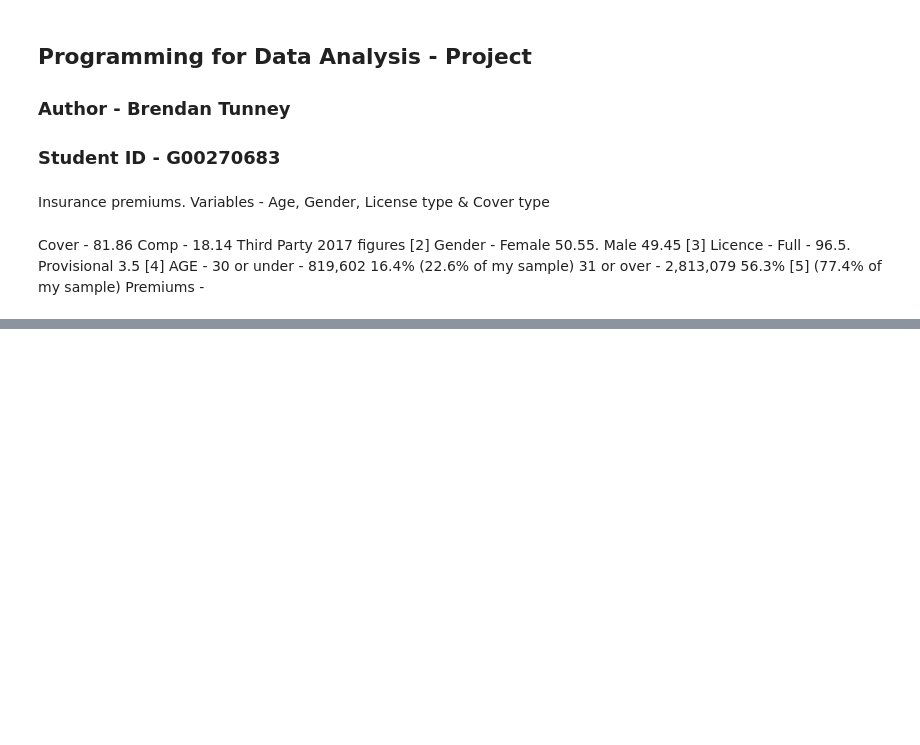
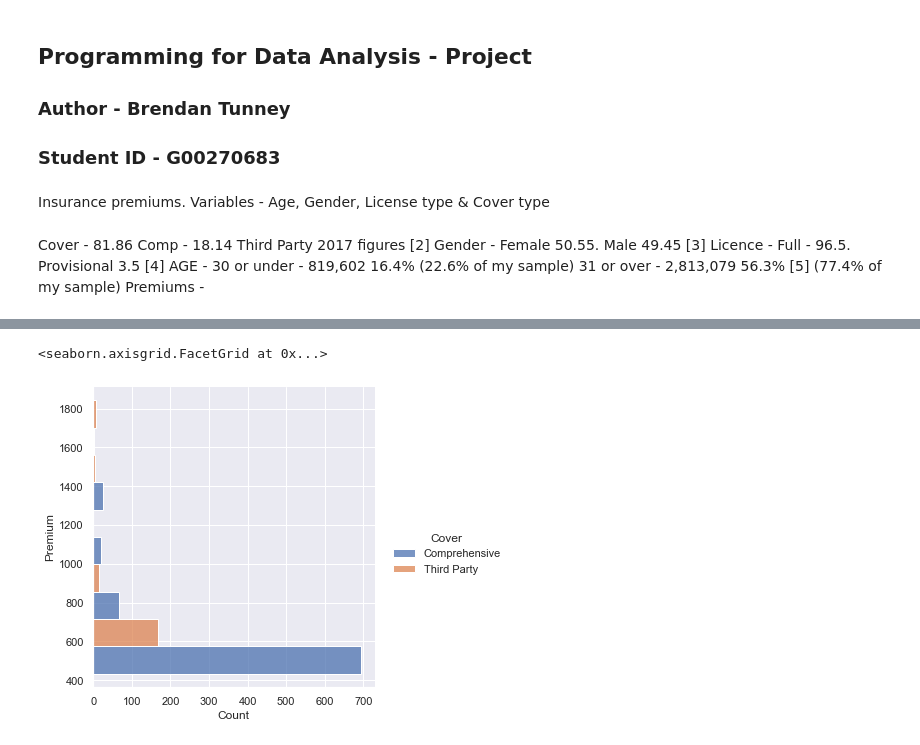
Before and after one commit to BTunney92/PfDA---Project, a Jupyter notebook: PfDA_Project.ipynb, the cells around one changed output, grey strips where cells are left out. Cells and saved outputs as stored; diff of their text form; code cells hidden in the pictures; blank space fills up the shorter version.

```diff
--- a/PfDA_Project.ipynb
+++ b/PfDA_Project.ipynb
@@ -135,0 +149,5 @@ Male     495.0  591.018182  237.779637  454.0  495.0  495.0  527.0  1954.0
+# %%
+sns.displot(y = "Premium", data = INS_data, bins=5, hue = "Cover", multiple = "dodge" )
+# %% [output]
+<seaborn.axisgrid.FacetGrid at 0x...>
+[figure, added]
```
Also changed, not shown: parts of 5 cells of this notebook, 3 other files.
